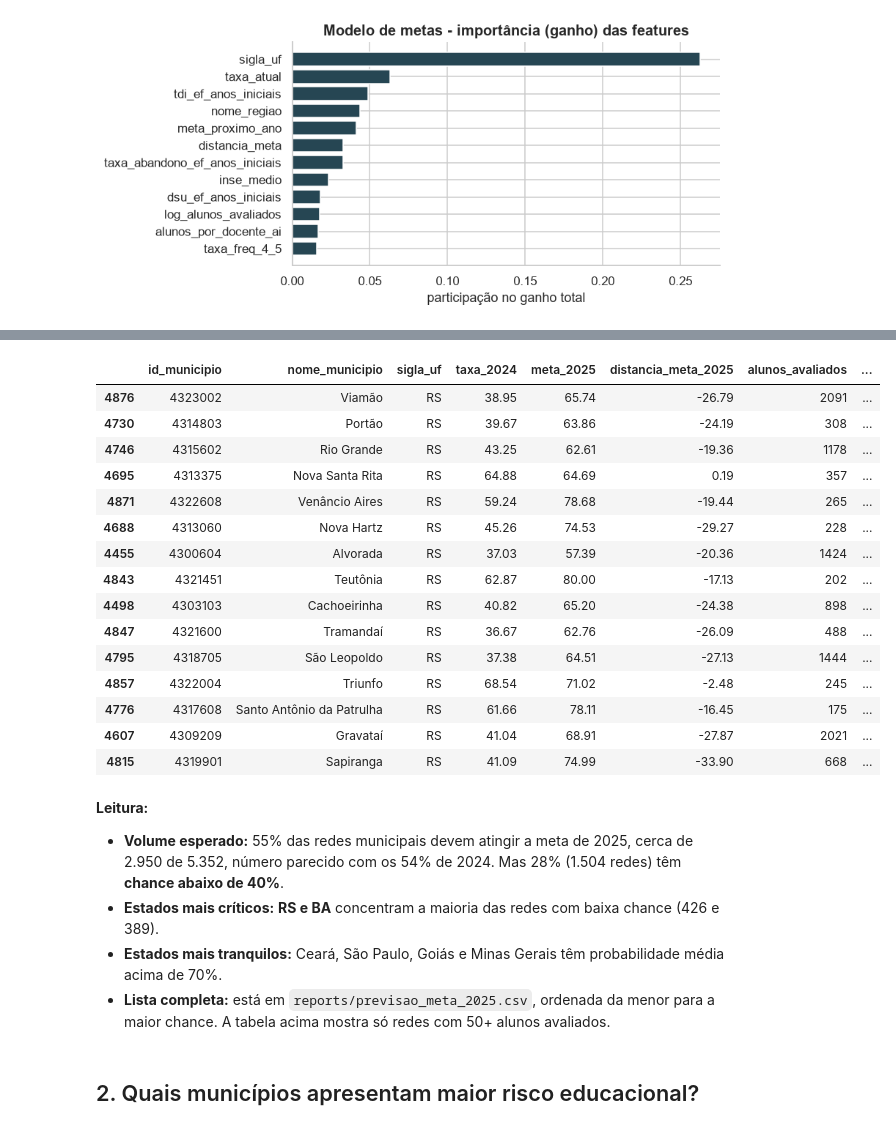
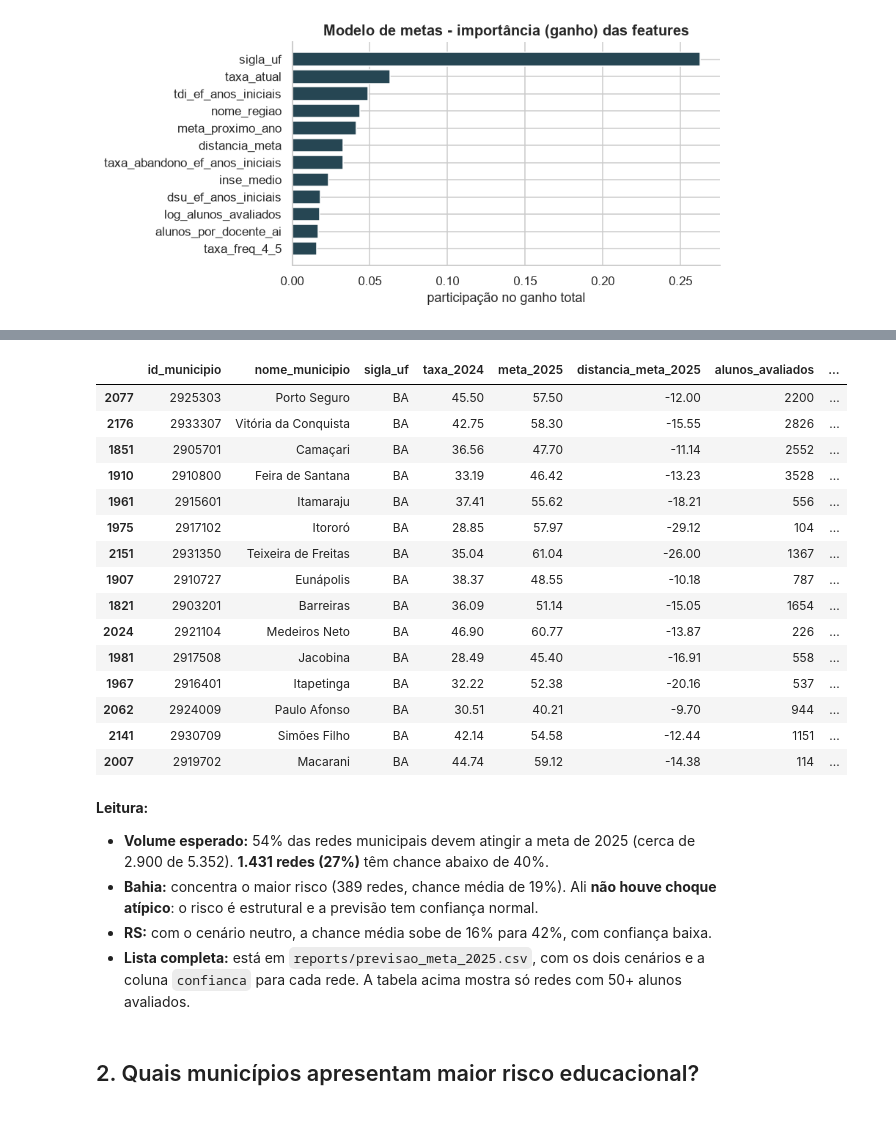
Before and after one commit to eliaslopesjr1-maker/tech-challenge-fase3-alfabetizacao, a Jupyter notebook: notebooks/04_aplicacao_estrategica.ipynb, the cells around one changed output, grey strips where cells are left out. Drawn from its saved outputs; the diff is of its cells as text; code cells hidden in the pictures.

```diff
--- a/notebooks/04_aplicacao_estrategica.ipynb
+++ b/notebooks/04_aplicacao_estrategica.ipynb
@@ -87,6 +111,8 @@ sensibilidade.round(2)
 # %%
-pipeline_metas, proba_meta_2025 = mm.treinar_e_prever(treino_metas, futuro)
-futuro["proba_atingir_meta_2025"] = proba_meta_2025
+pipeline_metas, _ = mm.treinar_e_prever(treino_metas, futuro)
+cenarios = mm.prever_com_cenarios(treino_metas, futuro)
+futuro = futuro.join(cenarios)
+futuro["proba_atingir_meta_2025"] = futuro["proba_atingir_meta"]
 
 nomes_features = pipeline_metas.named_steps["prep"].get_feature_names_out()
 importancia = (
@@ -136,33 +170,34 @@ número esperado de redes que atingem a meta de 2025: 2,953 (55%)
 # %%
 colunas_saida = ["id_municipio", "nome_municipio", "sigla_uf", "taxa_atual", "meta_proximo_ano",
-                 "distancia_meta", "alunos_avaliados", "proba_atingir_meta_2025"]
+                 "distancia_meta", "alunos_avaliados", "proba_cenario_completo", "proba_cenario_neutro",
+                 "proba_atingir_meta_2025", "confianca"]
 saida_metas = futuro[colunas_saida].rename(columns={"taxa_atual": "taxa_2024", "meta_proximo_ano": "meta_2025",
                                                      "distancia_meta": "distancia_meta_2025"})
 saida_metas.sort_values("proba_atingir_meta_2025").to_csv(DIR_REPORTS / "previsao_meta_2025.csv", index=False)
 saida_metas[saida_metas["alunos_avaliados"] >= 50].nsmallest(15, "proba_atingir_meta_2025").round(2)
 # %% [output]
 |  | id_municipio | nome_municipio | sigla_uf | taxa_2024 | meta_2025 | distancia_meta_2025 | alunos_avaliados | ... |
-| 4876 | 4323002 | Viamão | RS | 38.95 | 65.74 | -26.79 | 2091 | ... |
-| 4730 | 4314803 | Portão | RS | 39.67 | 63.86 | -24.19 | 308 | ... |
-| 4746 | 4315602 | Rio Grande | RS | 43.25 | 62.61 | -19.36 | 1178 | ... |
-| 4695 | 4313375 | Nova Santa Rita | RS | 64.88 | 64.69 | 0.19 | 357 | ... |
-| 4871 | 4322608 | Venâncio Aires | RS | 59.24 | 78.68 | -19.44 | 265 | ... |
-| 4688 | 4313060 | Nova Hartz | RS | 45.26 | 74.53 | -29.27 | 228 | ... |
-| 4455 | 4300604 | Alvorada | RS | 37.03 | 57.39 | -20.36 | 1424 | ... |
-| 4843 | 4321451 | Teutônia | RS | 62.87 | 80.00 | -17.13 | 202 | ... |
-| 4498 | 4303103 | Cachoeirinha | RS | 40.82 | 65.20 | -24.38 | 898 | ... |
-| 4847 | 4321600 | Tramandaí | RS | 36.67 | 62.76 | -26.09 | 488 | ... |
-| 4795 | 4318705 | São Leopoldo | RS | 37.38 | 64.51 | -27.13 | 1444 | ... |
-| 4857 | 4322004 | Triunfo | RS | 68.54 | 71.02 | -2.48 | 245 | ... |
-| 4776 | 4317608 | Santo Antônio da Patrulha | RS | 61.66 | 78.11 | -16.45 | 175 | ... |
-| 4607 | 4309209 | Gravataí | RS | 41.04 | 68.91 | -27.87 | 2021 | ... |
-| 4815 | 4319901 | Sapiranga | RS | 41.09 | 74.99 | -33.90 | 668 | ... |
+| 2077 | 2925303 | Porto Seguro | BA | 45.50 | 57.50 | -12.00 | 2200 | ... |
+| 2176 | 2933307 | Vitória da Conquista | BA | 42.75 | 58.30 | -15.55 | 2826 | ... |
+| 1851 | 2905701 | Camaçari | BA | 36.56 | 47.70 | -11.14 | 2552 | ... |
+| 1910 | 2910800 | Feira de Santana | BA | 33.19 | 46.42 | -13.23 | 3528 | ... |
+| 1961 | 2915601 | Itamaraju | BA | 37.41 | 55.62 | -18.21 | 556 | ... |
+| 1975 | 2917102 | Itororó | BA | 28.85 | 57.97 | -29.12 | 104 | ... |
+| 2151 | 2931350 | Teixeira de Freitas | BA | 35.04 | 61.04 | -26.00 | 1367 | ... |
+| 1907 | 2910727 | Eunápolis | BA | 38.37 | 48.55 | -10.18 | 787 | ... |
+| 1821 | 2903201 | Barreiras | BA | 36.09 | 51.14 | -15.05 | 1654 | ... |
+| 2024 | 2921104 | Medeiros Neto | BA | 46.90 | 60.77 | -13.87 | 226 | ... |
+| 1981 | 2917508 | Jacobina | BA | 28.49 | 45.40 | -16.91 | 558 | ... |
+| 1967 | 2916401 | Itapetinga | BA | 32.22 | 52.38 | -20.16 | 537 | ... |
+| 2062 | 2924009 | Paulo Afonso | BA | 30.51 | 40.21 | -9.70 | 944 | ... |
+| 2141 | 2930709 | Simões Filho | BA | 42.14 | 54.58 | -12.44 | 1151 | ... |
+| 2007 | 2919702 | Macarani | BA | 44.74 | 59.12 | -14.38 | 114 | ... |
 # %% [markdown]
 **Leitura:**
-- **Volume esperado:** 55% das redes municipais devem atingir a meta de 2025, cerca de 2.950 de 5.352, número parecido com os 54% de 2024. Mas 28% (1.504 redes) têm **chance abaixo de 40%**.
-- **Estados mais críticos:** **RS e BA** concentram a maioria das redes com baixa chance (426 e 389).
-- **Estados mais tranquilos:** Ceará, São Paulo, Goiás e Minas Gerais têm probabilidade média acima de 70%.
-- **Lista completa:** está em `reports/previsao_meta_2025.csv`, ordenada da menor para a maior chance. A tabela acima mostra só redes com 50+ alunos avaliados.
+- **Volume esperado:** 54% das redes municipais devem atingir a meta de 2025 (cerca de 2.900 de 5.352). **1.431 redes (27%)** têm chance abaixo de 40%.
+- **Bahia:** concentra o maior risco (389 redes, chance média de 19%). Ali **não houve choque atípico**: o risco é estrutural e a previsão tem confiança normal.
+- **RS:** com o cenário neutro, a chance média sobe de 16% para 42%, com confiança baixa.
+- **Lista completa:** está em `reports/previsao_meta_2025.csv`, com os dois cenários e a coluna `confianca` para cada rede. A tabela acima mostra só redes com 50+ alunos avaliados.
 # %% [markdown]
 ## 2. Quais municípios apresentam maior risco educacional?
 # %%
```
Also changed, not shown: parts of 11 cells of this notebook, 6 other files.
